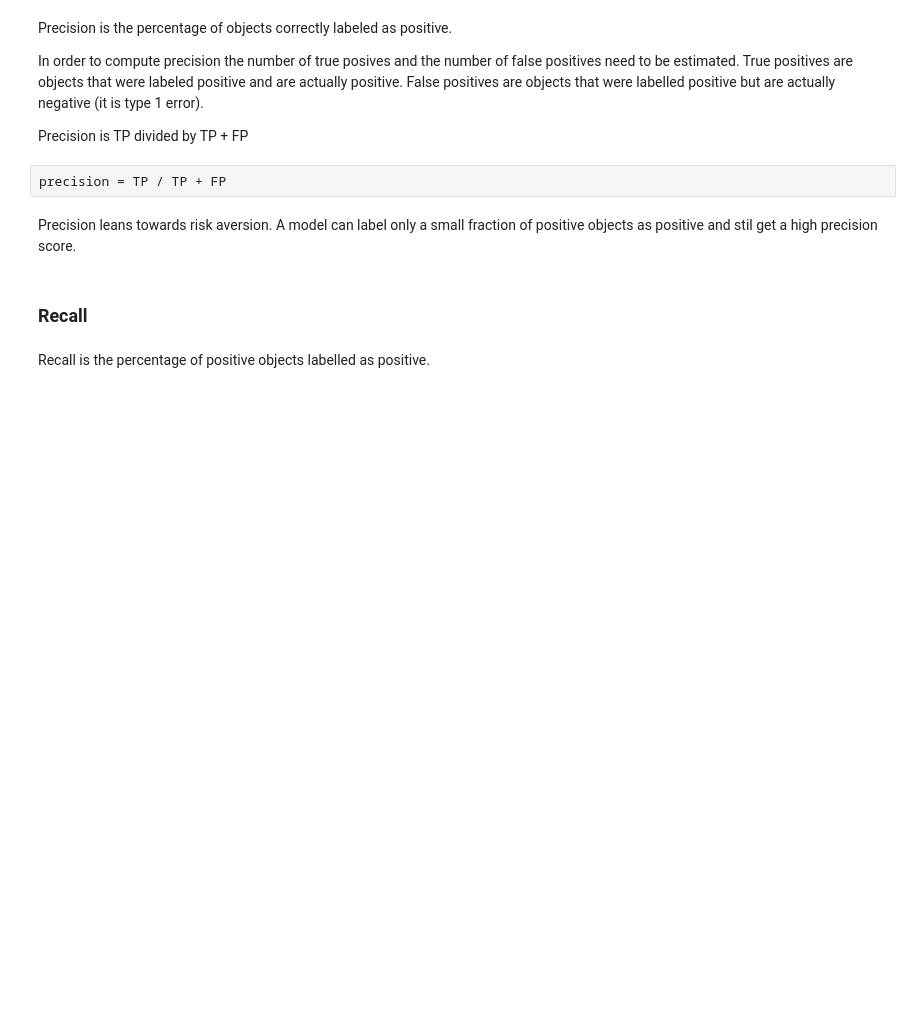
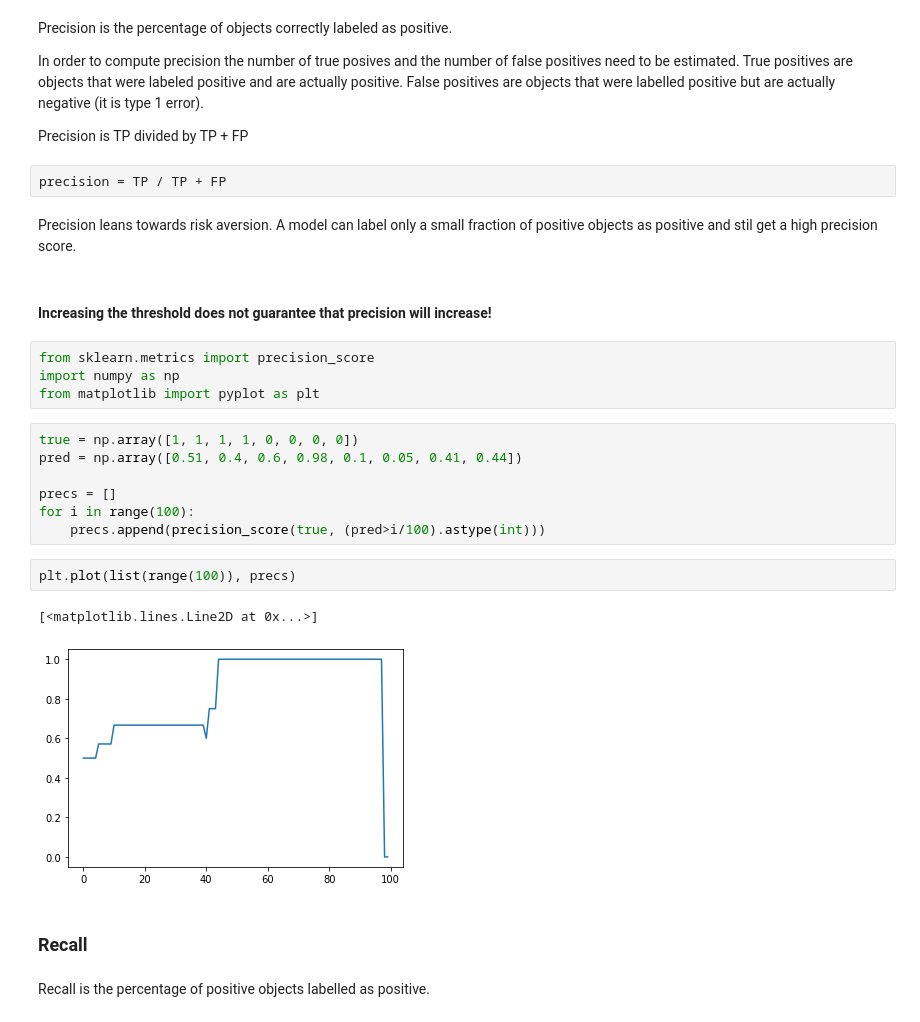
Before and after one commit to mannefedov/machine_learning_study, a Jupyter notebook: ml_basics/metrics_recap.ipynb, the cells around one changed output. Drawn from its saved outputs; the diff is of its cells as text; blank space fills up the shorter version.

```diff
--- a/ml_basics/metrics_recap.ipynb
+++ b/ml_basics/metrics_recap.ipynb
@@ -16,6 +16,24 @@ Precision is TP divided by TP + FP
 precision = TP / TP + FP
 # %% [markdown]
 Precision leans towards risk aversion. A model can label only a small fraction of positive objects as positive and stil get a high precision score.
+# %% [markdown]
+####  Increasing the threshold does not guarantee that precision will increase!
+# %%
+from sklearn.metrics import precision_score
+import numpy as np
+from matplotlib import pyplot as plt
+# %%
+true = np.array([1, 1, 1, 1, 0, 0, 0, 0])
+pred = np.array([0.51, 0.4, 0.6, 0.98, 0.1, 0.05, 0.41, 0.44])
+
+precs = []
+for i in range(100):
+    precs.append(precision_score(true, (pred>i/100).astype(int)))
+# %%
+plt.plot(list(range(100)), precs)
+# %% [output]
+[<matplotlib.lines.Line2D at 0x...>]
+[figure, added]
 # %% [markdown]
 ### Recall
 # %% [markdown]
```
Also changed, not shown: 1 other file.
